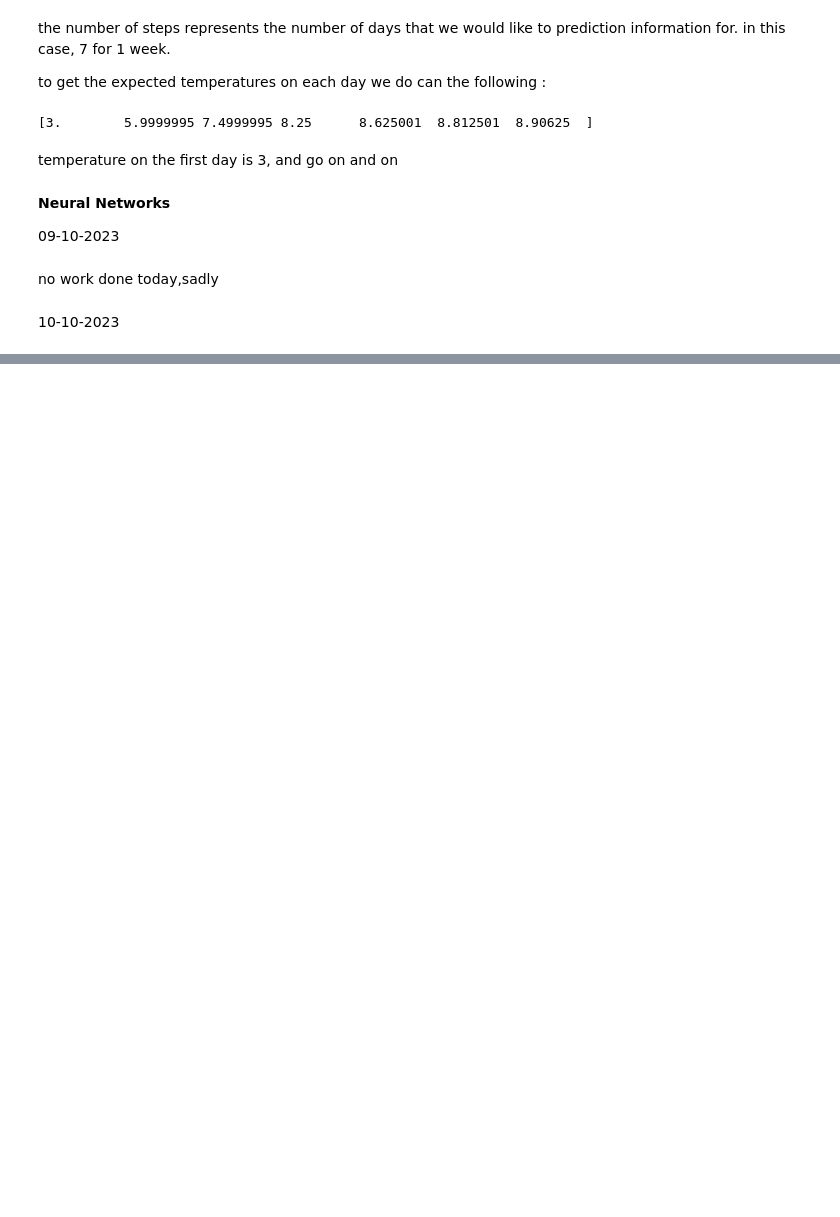
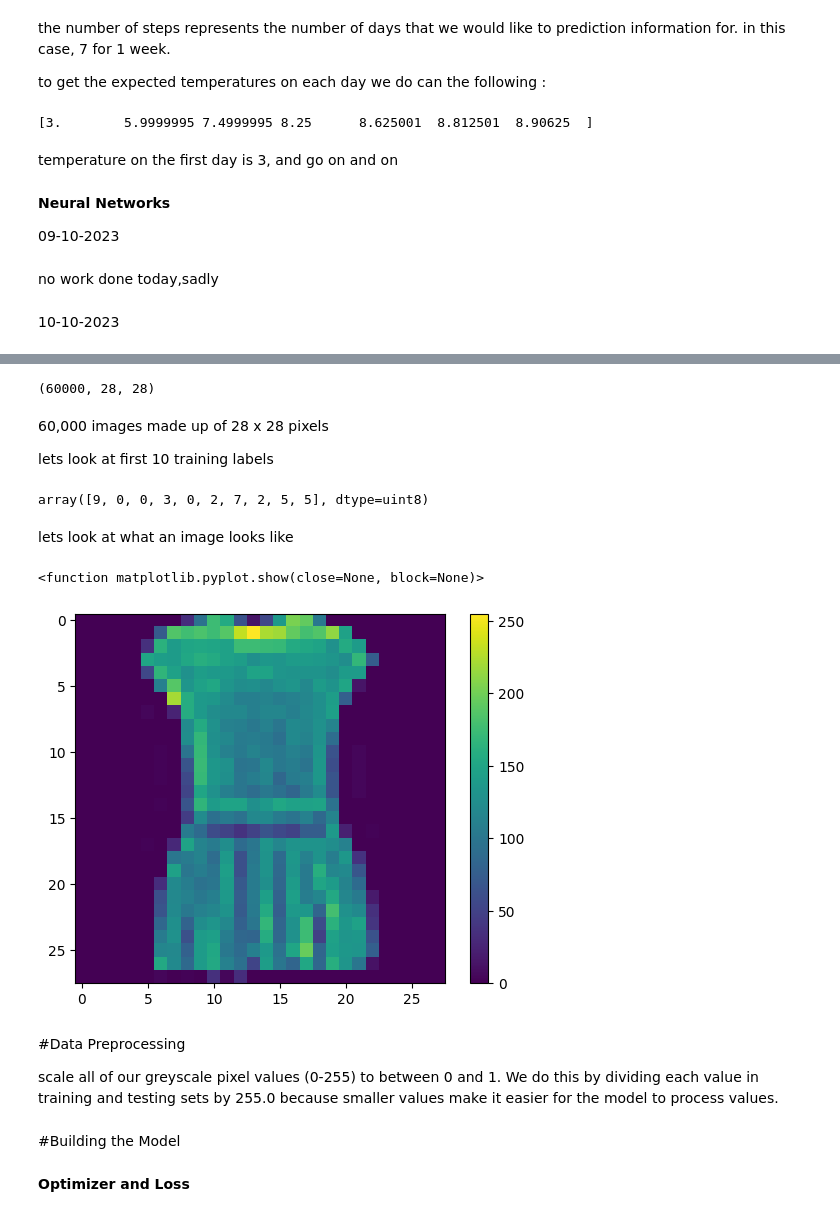
Before and after one commit to PONKAS/Machine-Learning-Projects, a Jupyter notebook: Machien_Learning_Crash_Course.ipynb, the cells around one changed output, grey strips where cells are left out. Saved outputs shown, nothing was run; the diff lists cells and outputs as text; code cells hidden in the pictures; blank space fills up the shorter version.

```diff
--- a/Machien_Learning_Crash_Course.ipynb
+++ b/Machien_Learning_Crash_Course.ipynb
@@ -485,0 +521,4 @@ no work done today,sadly
+# %%
+fashion_mnist = keras.datasets.fashion_mnist
+
+(train_images,train_labels),(test_images, test_labels) = fashion_mnist.load_data() # split into testing and training
@@ -485,0 +536,12 @@ no work done today,sadly
+# %%
+train_images.shape
+# %% [output]
+(60000, 28, 28)
+# %% [markdown]
+60,000 images made up of 28 x 28 pixels
+
+lets look at first 10 training labels
+# %%
+train_labels[:10]
+# %% [output]
+array([9, 0, 0, 3, 0, 2, 7, 2, 5, 5], dtype=uint8)
@@ -485,0 +550,15 @@ no work done today,sadly
+# %% [markdown]
+lets look at what an image looks like
+# %%
+plt.figure()
+plt.imshow(train_images[3])
+plt.colorbar()
+plt.grid(False)
+plt.show
+# %% [output]
+<function matplotlib.pyplot.show(close=None, block=None)>
+[figure, added]
+# %% [markdown]
+#Data Preprocessing
+
+scale all of our greyscale pixel values (0-255) to between 0 and 1. We do this by dividing each value in training and testing sets by 255.0 because smaller values make it easier for the model to process values.
@@ -485,0 +569,2 @@ no work done today,sadly
+# %% [markdown]
+#Building the Model
@@ -485,0 +577,2 @@ no work done today,sadly
+# %% [markdown]
+**Optimizer and Loss**
```
Also changed, not shown: parts of 27 cells of this notebook.
